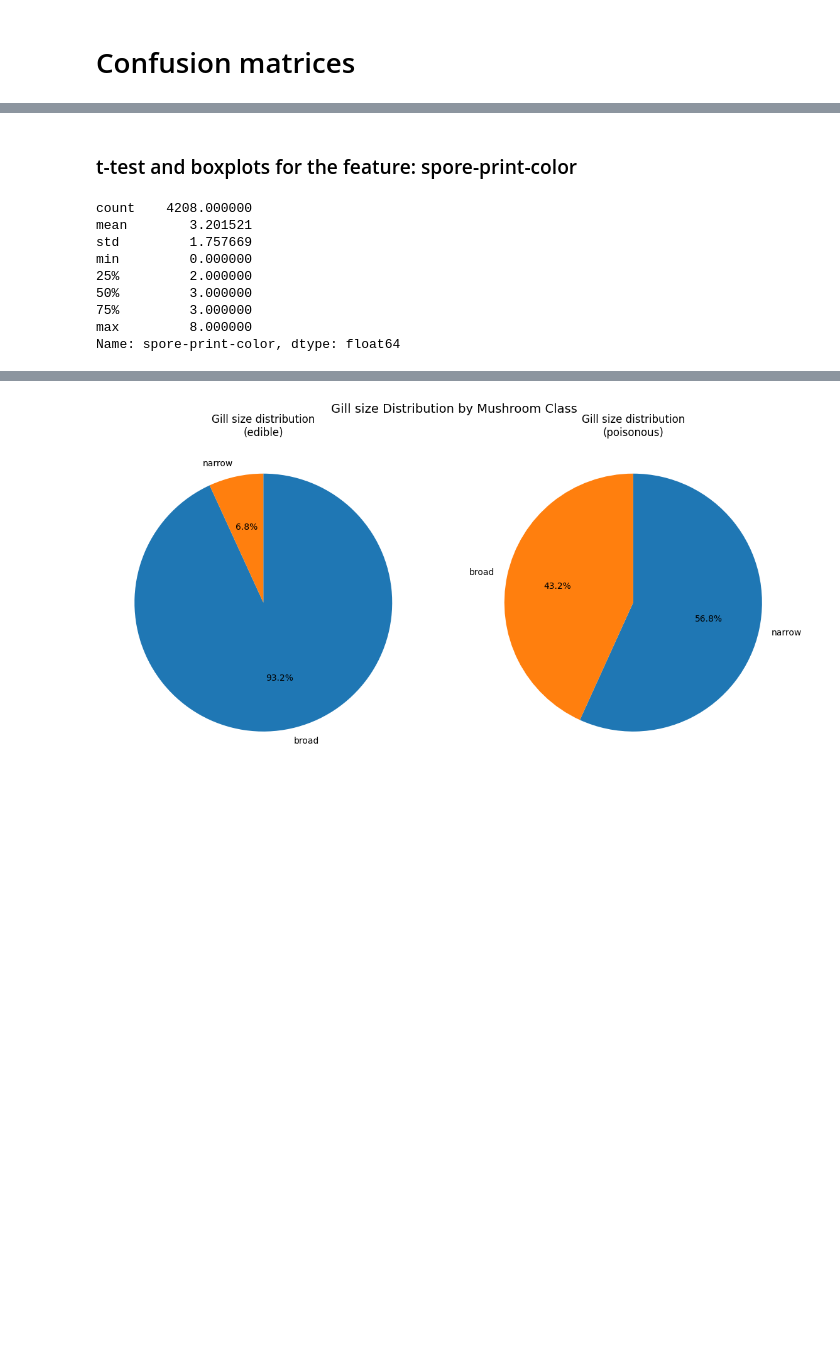
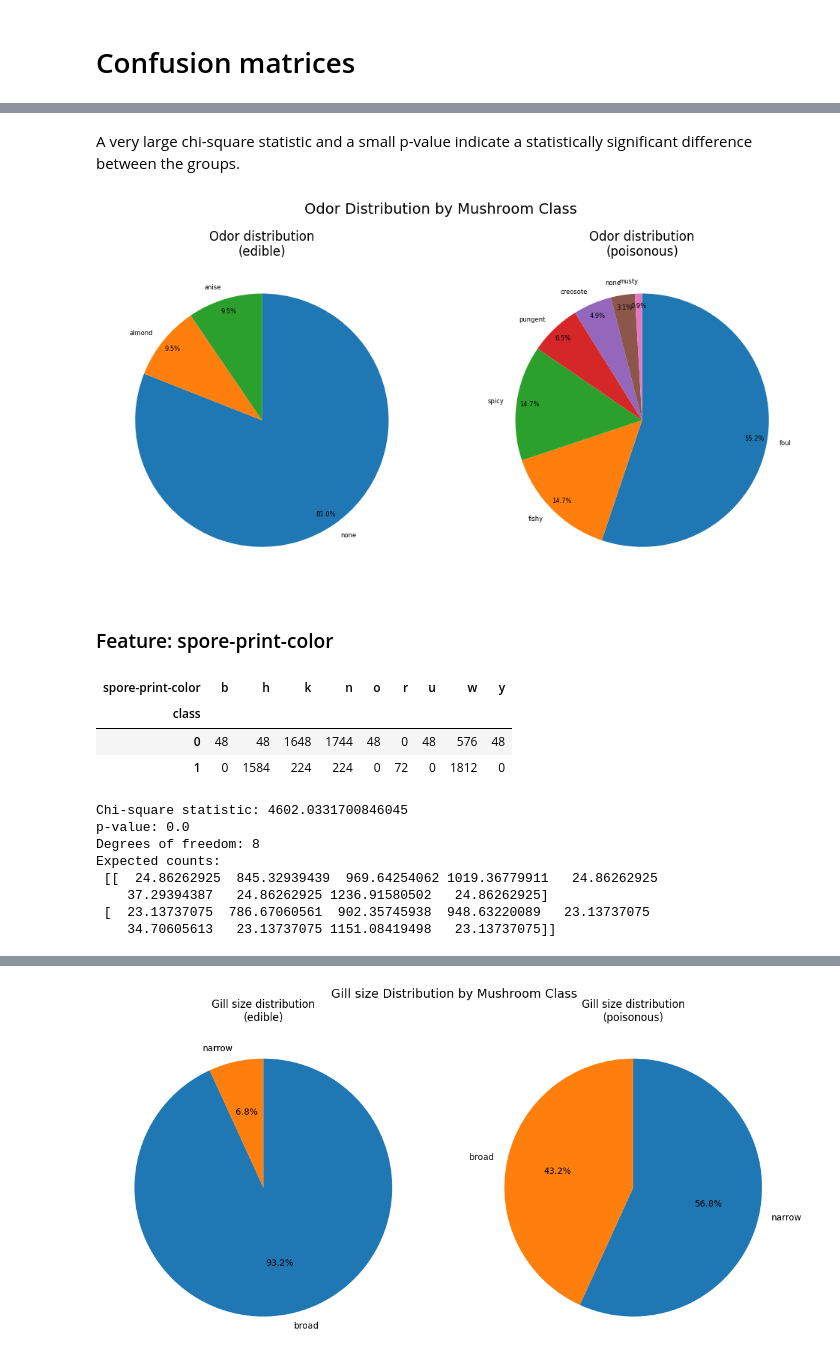
Before and after one commit to milenakowalska/mushroom_classification_model, a Jupyter notebook: mushroom_classifier.ipynb, the cells around one changed output, grey strips where cells are left out. Drawn from its saved outputs; the diff is of its cells as text; code cells hidden in the pictures; blank space fills up the shorter version.

```diff
--- a/mushroom_classifier.ipynb
+++ b/mushroom_classifier.ipynb
@@ -382,18 +388,69 @@ Name: odor, dtype: float64
+# %% [markdown]
+A very large chi-square statistic and a small p-value indicate a statistically significant difference between the groups.
+# %%
+classes = {
+    0: 'edible',
+    1: 'poisonous'
+}
+
+odor_map = {
+    'a': 'almond',
+    'l': 'anise',
+    'c': 'creosote',
+    'y': 'fishy',
+    'f': 'foul',
+    'm': 'musty',
+    'n': 'none',
+    'p': 'pungent',
+    's': 'spicy'
+}
+
+df['odor'] = df['odor'].map(odor_map)
+# %%
+grouped = df.groupby('class')['odor']
+
+fig, axes = plt.subplots(1, 2, figsize=(12, 6))
+
+for i, (group_idx, group_data) in enumerate(grouped):
+    counts = group_data.value_counts()
+    axes[i].pie(
+        counts,
+        labels=counts.index,
+        autopct='%1.1f%%',
+        startangle=90,
+        counterclock=False,
+        textprops={'fontsize': 6},
+        pctdistance=0.9
+    )
+    axes[i].set_title(f"Odor distribution\n({classes[group_idx]})")
+
+plt.suptitle("Odor Distribution by Mushroom Class", fontsize=14)
+plt.savefig("diagrams/odor_distribution.png")
+plt.show()
+# %% [output]
+[figure, added]
 # %% [markdown]
-### t-test and boxplots for the feature: spore-print-color
+### Feature: spore-print-color
 # %%
-spore_print_col0 = df["spore-print-color"][df["class"] == 0]
-spore_print_col1 = df["spore-print-color"][df["class"] == 1]
-t_test_spc = ttest_ind(spore_print_col0, spore_print_col1)
+contingency_table = pd.crosstab(df["class"], df["spore-print-color"])
+contingency_table
+# %% [output]
+| spore-print-color | b | h | k | n | o | r | u | w | y |
+| class |  |  |  |  |  |  |  |  |  |
+| 0 | 48 | 48 | 1648 | 1744 | 48 | 0 | 48 | 576 | 48 |
+| 1 | 0 | 1584 | 224 | 224 | 0 | 72 | 0 | 1812 | 0 |
 # %%
-print(spore_print_col0.describe())
+chi2, p, dof, expected = chi2_contingency(contingency_table)
+print("Chi-square statistic:", chi2)
+print("p-value:", p)
+print("Degrees of freedom:", dof)
+print("Expected counts:\n", expected)
 # %% [output]
-count    4208.000000
-mean        3.201521
-std         1.757669
-min         0.000000
-25%         2.000000
-50%         3.000000
-75%         3.000000
-max         8.000000
-Name: spore-print-color, dtype: float64
+Chi-square statistic: 4602.0331700846045
+p-value: 0.0
+Degrees of freedom: 8
+Expected counts:
+ [[  24.86262925  845.32939439  969.64254062 1019.36779911   24.86262925
+    37.29394387   24.86262925 1236.91580502   24.86262925]
+ [  23.13737075  786.67060561  902.35745938  948.63220089   23.13737075
+    34.70605613   23.13737075 1151.08419498   23.13737075]]
```
Also changed, not shown: parts of 38 cells of this notebook, 7 other files.
